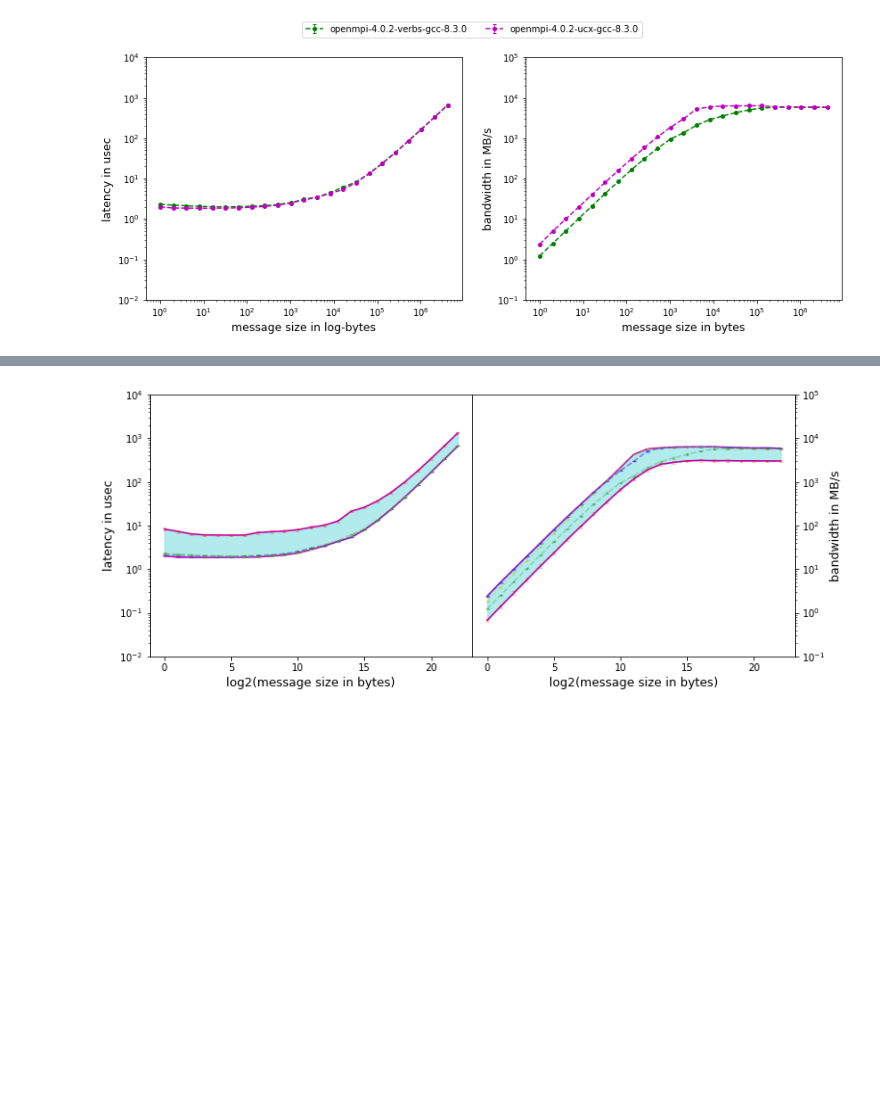
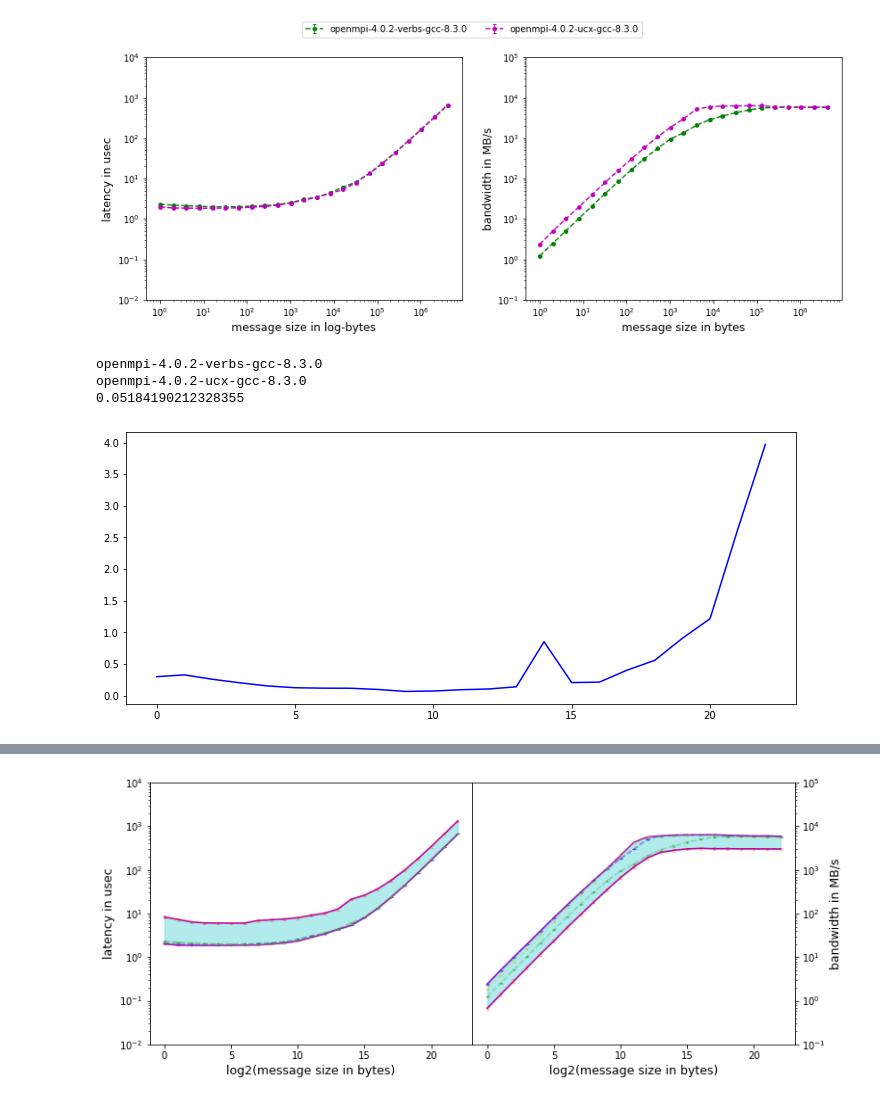
Before and after one commit to s-sajid-ali/nu-quest-bench, a Jupyter notebook: mpi/new_mpi.ipynb, the cells around one changed output, grey strips where cells are left out. Drawn from its saved outputs; the diff is of its cells as text; code cells hidden in the pictures; blank space fills up the shorter version.

```diff
--- a/mpi/new_mpi.ipynb
+++ b/mpi/new_mpi.ipynb
@@ -107,3 +137,18 @@ f.legend(loc='upper center', fontsize='medium',ncol=2)
 plt.savefig("oepnmp_ucx_vs_verbs.png",dpi=100)
 # %% [output]
 [figure]
+# %%
+i = 3
+j = 5
+print(dag_soft[key_dag[i]])
+print(dag_soft[key_dag[j]])
+diff = lt_mean[:,i-1]/lt_mean[:,j-1]
+plt.plot(((lt_mean[:,i-1]-lt_mean[:,j-1])),'b')
+#plt.plot(((lt_mean[:,i-1])),'r')
+#plt.plot(((lt_mean[:,j-1])),'k')
+print(np.mean((lt_mean[:,i-1]-lt_mean[:,j-1])/lt_mean[:,i-1]))
+# %% [output]
+openmpi-4.0.2-verbs-gcc-8.3.0
+openmpi-4.0.2-ucx-gcc-8.3.0
+0.05184190212328355
+[figure, added]
```
Also changed, not shown: parts of 3 cells of this notebook, 3 other files.
